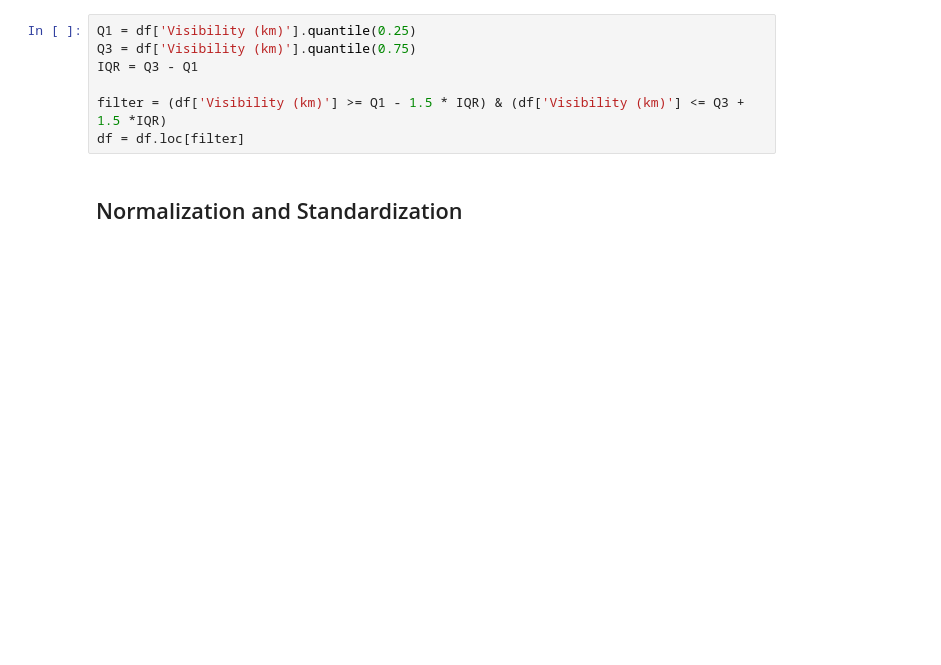
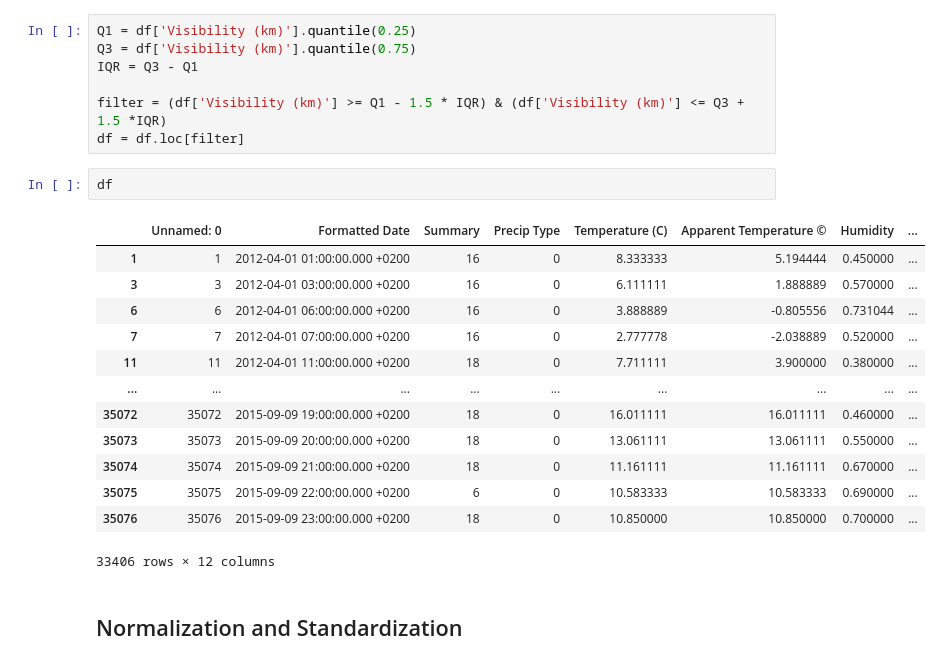
Before and after one commit to Sanjiv01/SDS-project, a Jupyter notebook: Weather linear reg.ipynb, the cells around one changed output. Drawn from its saved outputs; the diff is of its cells as text; blank space fills up the shorter version.

```diff
--- a/Weather linear reg.ipynb
+++ b/Weather linear reg.ipynb
@@ -194,6 +196,22 @@ IQR = Q3 - Q1
 
 filter = (df['Visibility (km)'] >= Q1 - 1.5 * IQR) & (df['Visibility (km)'] <= Q3 + 1.5 *IQR)
 df = df.loc[filter]
+# %%
+df
+# %% [output]
+|  | Unnamed: 0 | Formatted Date | Summary | Precip Type | Temperature (C) | Apparent Temperature © | Humidity | ... |
+| 1 | 1 | 2012-04-01 01:00:00.000 +0200 | 16 | 0 | 8.333333 | 5.194444 | 0.450000 | ... |
+| 3 | 3 | 2012-04-01 03:00:00.000 +0200 | 16 | 0 | 6.111111 | 1.888889 | 0.570000 | ... |
+| 6 | 6 | 2012-04-01 06:00:00.000 +0200 | 16 | 0 | 3.888889 | -0.805556 | 0.731044 | ... |
+| 7 | 7 | 2012-04-01 07:00:00.000 +0200 | 16 | 0 | 2.777778 | -2.038889 | 0.520000 | ... |
+| 11 | 11 | 2012-04-01 11:00:00.000 +0200 | 18 | 0 | 7.711111 | 3.900000 | 0.380000 | ... |
+| ... | ... | ... | ... | ... | ... | ... | ... | ... |
+| 35072 | 35072 | 2015-09-09 19:00:00.000 +0200 | 18 | 0 | 16.011111 | 16.011111 | 0.460000 | ... |
+| 35073 | 35073 | 2015-09-09 20:00:00.000 +0200 | 18 | 0 | 13.061111 | 13.061111 | 0.550000 | ... |
+| 35074 | 35074 | 2015-09-09 21:00:00.000 +0200 | 18 | 0 | 11.161111 | 11.161111 | 0.670000 | ... |
+| 35075 | 35075 | 2015-09-09 22:00:00.000 +0200 | 6 | 0 | 10.583333 | 10.583333 | 0.690000 | ... |
+| 35076 | 35076 | 2015-09-09 23:00:00.000 +0200 | 18 | 0 | 10.850000 | 10.850000 | 0.700000 | ... |
+33406 rows × 12 columns
 # %% [markdown]
 ## Normalization and Standardization
 # %%
```
Also changed, not shown: parts of 19 cells of this notebook.
